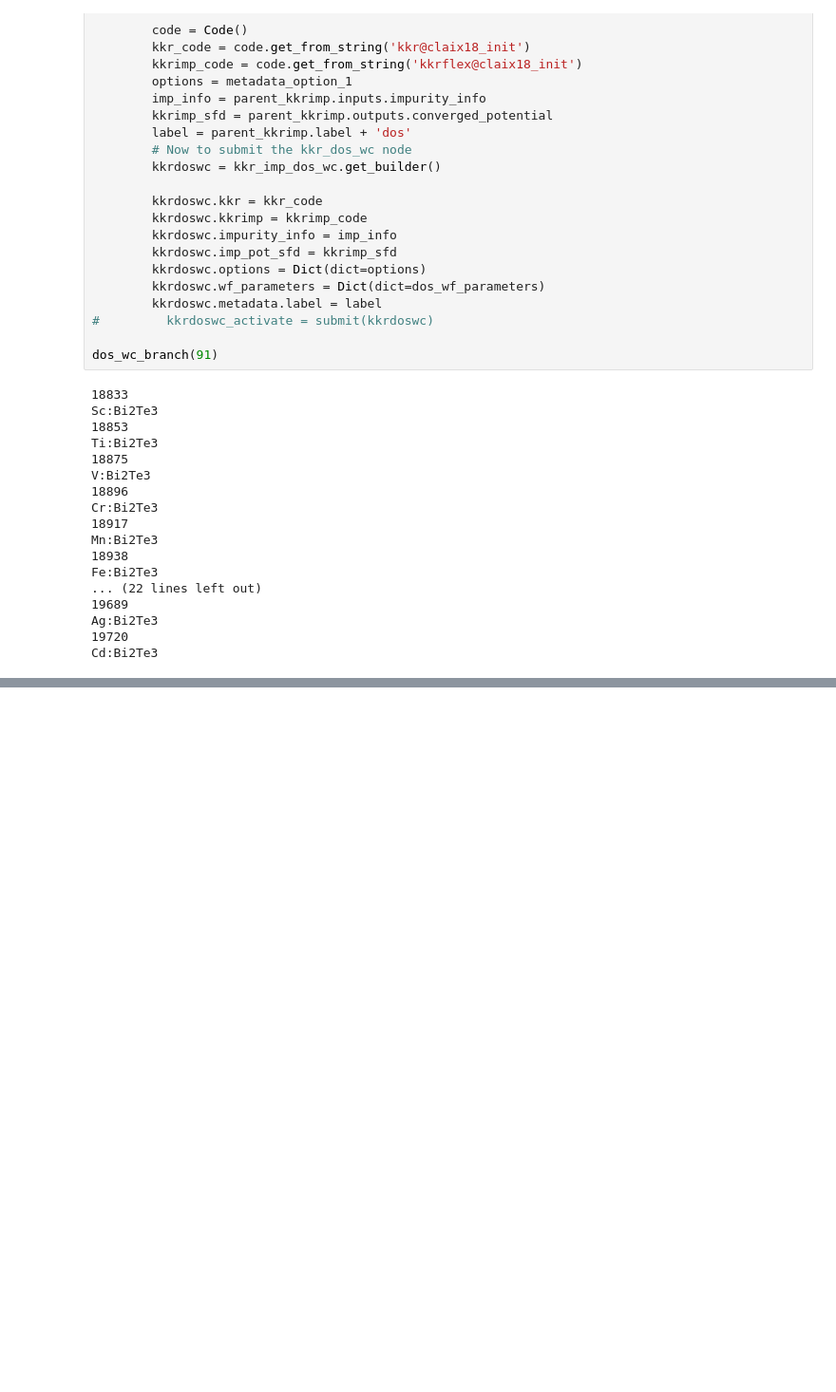
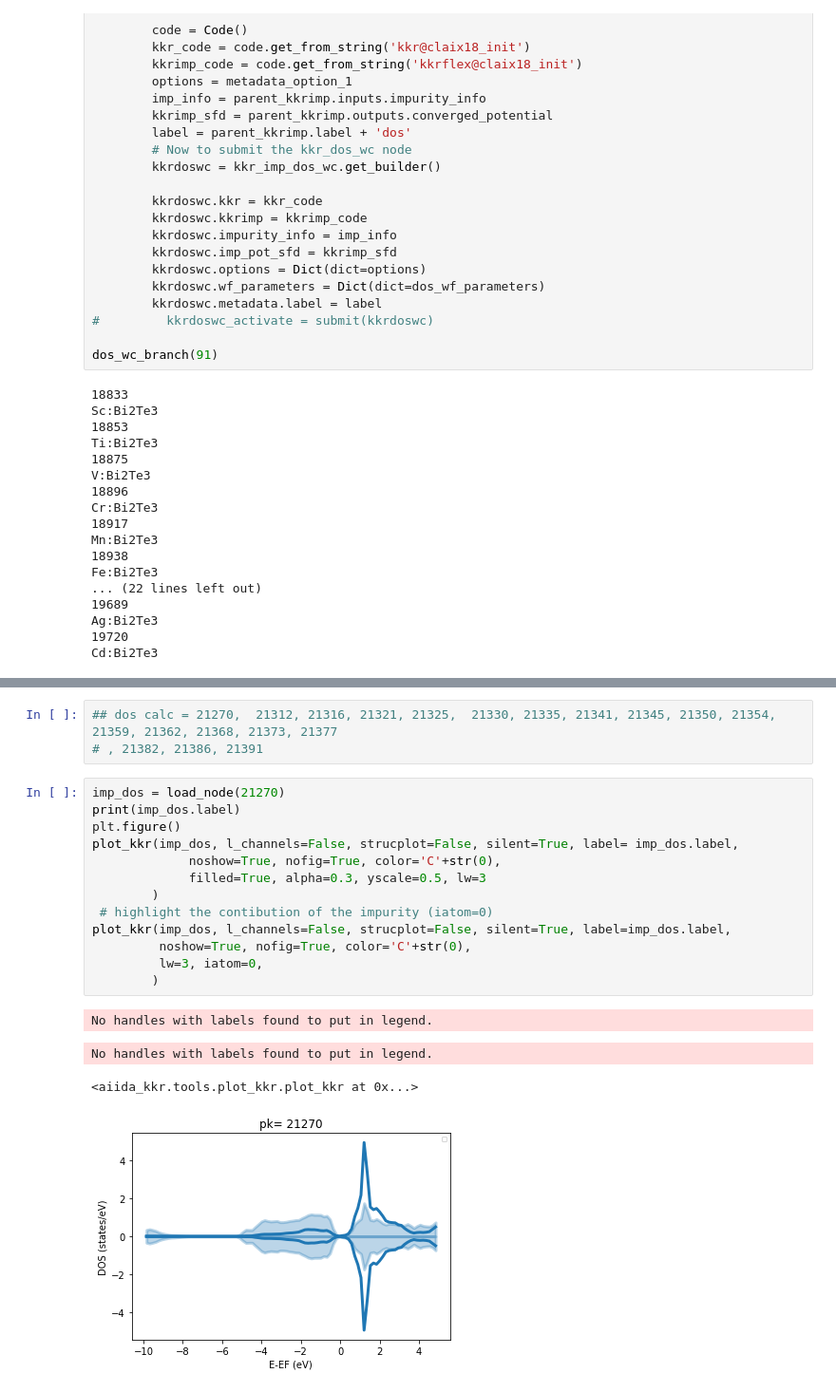
Before and after one commit to RubelMozumder/aiida_daily_work, a Jupyter notebook: Daily_Work_bin/Final_dope_3d_4d_Bi2_Te3.ipynb, the cells around one changed output, grey strips where cells are left out. Shown: that part at 95% size. Drawn from its saved outputs; the diff is of its cells as text; blank space fills up the shorter version.

```diff
--- a/Daily_Work_bin/Final_dope_3d_4d_Bi2_Te3.ipynb
+++ b/Daily_Work_bin/Final_dope_3d_4d_Bi2_Te3.ipynb
@@ -432,0 +487,21 @@ Cd:Bi2Te3
+# %%
+## dos calc = 21270,  21312, 21316, 21321, 21325,  21330, 21335, 21341, 21345, 21350, 21354, 21359, 21362, 21368, 21373, 21377
+# , 21382, 21386, 21391
+# %%
+imp_dos = load_node(21270)
+print(imp_dos.label)
+plt.figure()
+plot_kkr(imp_dos, l_channels=False, strucplot=False, silent=True, label= imp_dos.label,
+             noshow=True, nofig=True, color='C'+str(0),
+             filled=True, alpha=0.3, yscale=0.5, lw=3
+        )
+ # highlight the contibution of the impurity (iatom=0)
+plot_kkr(imp_dos, l_channels=False, strucplot=False, silent=True, label=imp_dos.label,
+         noshow=True, nofig=True, color='C'+str(0),
+         lw=3, iatom=0,
+        )
+# %% [output]
+No handles with labels found to put in legend.
+No handles with labels found to put in legend.
+<aiida_kkr.tools.plot_kkr.plot_kkr at 0x...>
+[figure, added]
```
Also changed, not shown: parts of 11 cells of this notebook, 4 other files.
